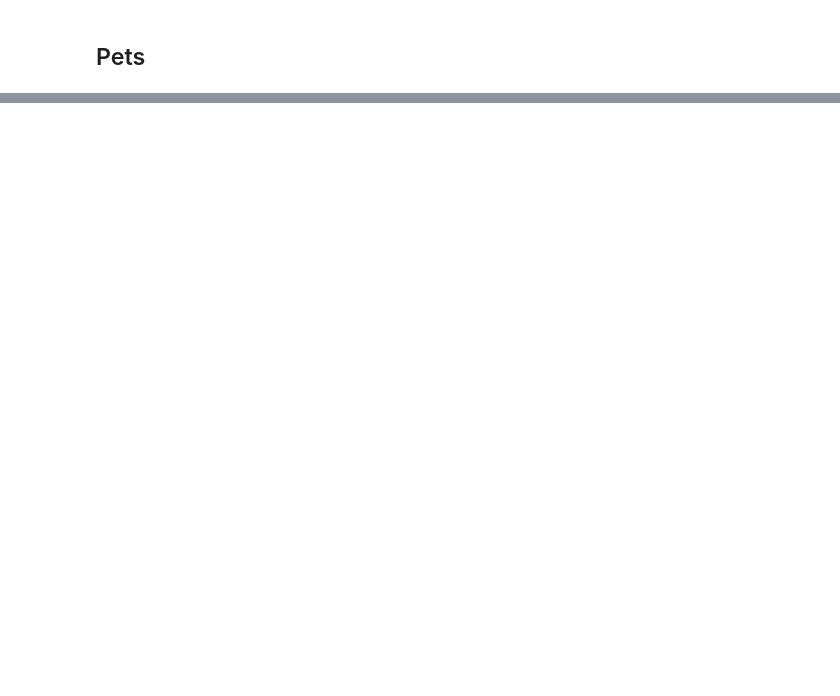
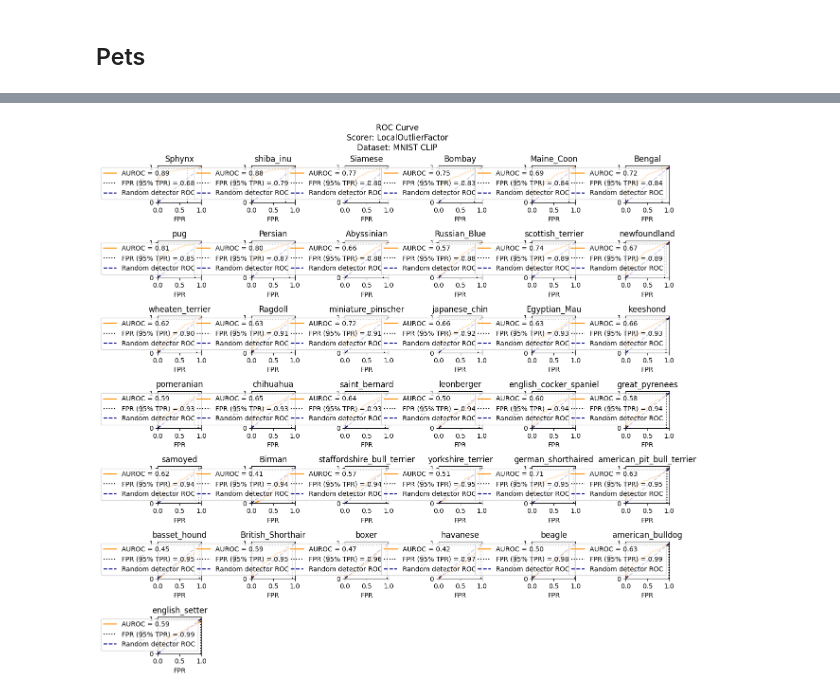
Before and after one commit to richardmillson/robust-classification, a Jupyter notebook: experiments.ipynb, the cells around one changed output, grey strips where cells are left out. Saved outputs shown, nothing was run; the diff lists cells and outputs as text; code cells hidden in the pictures; blank space fills up the shorter version.

```diff
--- a/experiments.ipynb
+++ b/experiments.ipynb
@@ -251,0 +379,7 @@ models
+# %%
+multi_model_plot(models.iloc[fpr_at_95_tpr_idx],
+                 plot_roc,
+                 plot_name="ROC Curve",
+                 data_name="MNIST CLIP")
+# %% [output]
+[figure, added]
```
Also changed, not shown: parts of 16 cells of this notebook.
